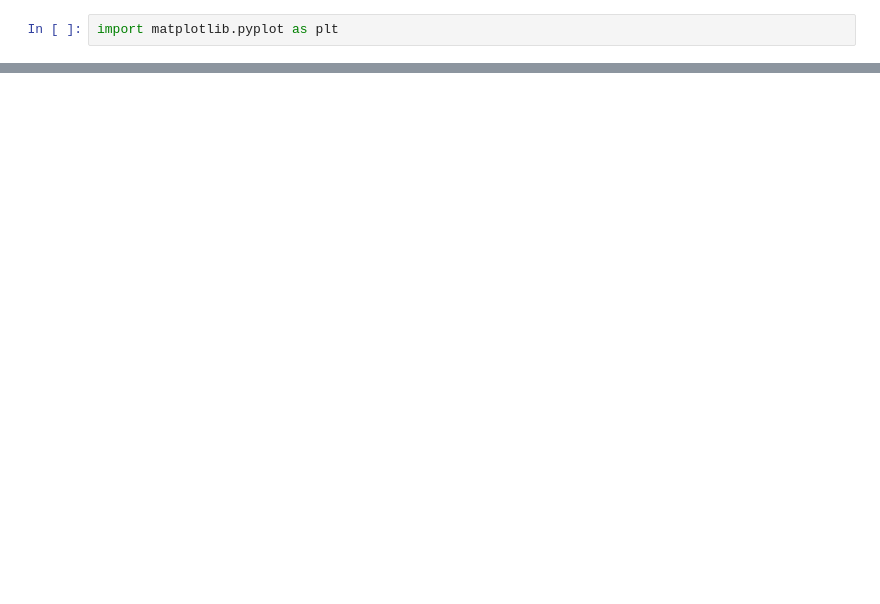
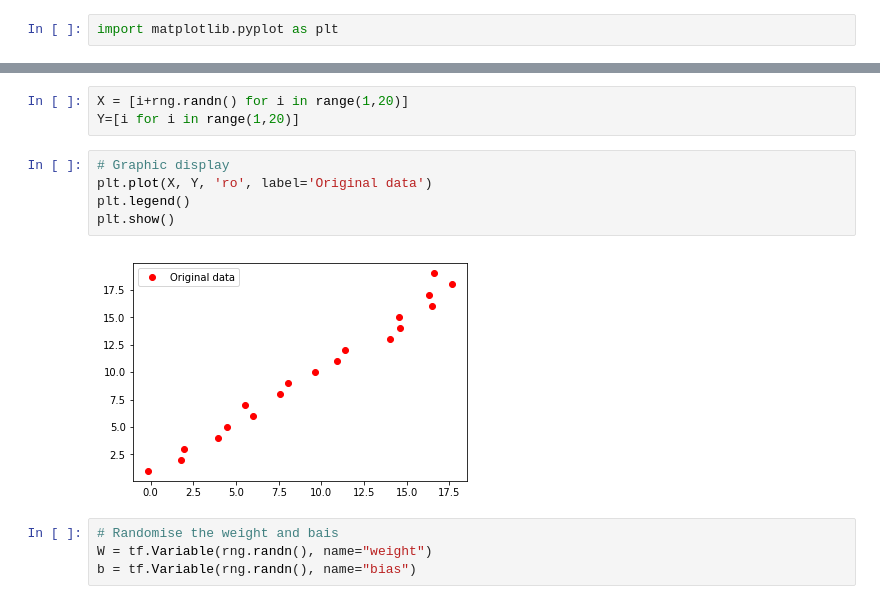
Before and after one commit to abhiyantaabhishek/tutorial, a Jupyter notebook: linear_regression.ipynb, the cells around one changed output, grey strips where cells are left out. Drawn from its saved outputs; the diff is of its cells as text; blank space fills up the shorter version.

```diff
--- a/linear_regression.ipynb
+++ b/linear_regression.ipynb
@@ -97,0 +92,14 @@ plt.show()
+# %%
+X = [i+rng.randn() for i in range(1,20)]
+Y=[i for i in range(1,20)]
+# %%
+# Graphic display
+plt.plot(X, Y, 'ro', label='Original data')
+plt.legend()
+plt.show()
+# %% [output]
+[figure, added]
+# %%
+# Randomise the weight and bais
+W = tf.Variable(rng.randn(), name="weight")
+b = tf.Variable(rng.randn(), name="bias")
```
Also changed, not shown: parts of 13 cells of this notebook.
